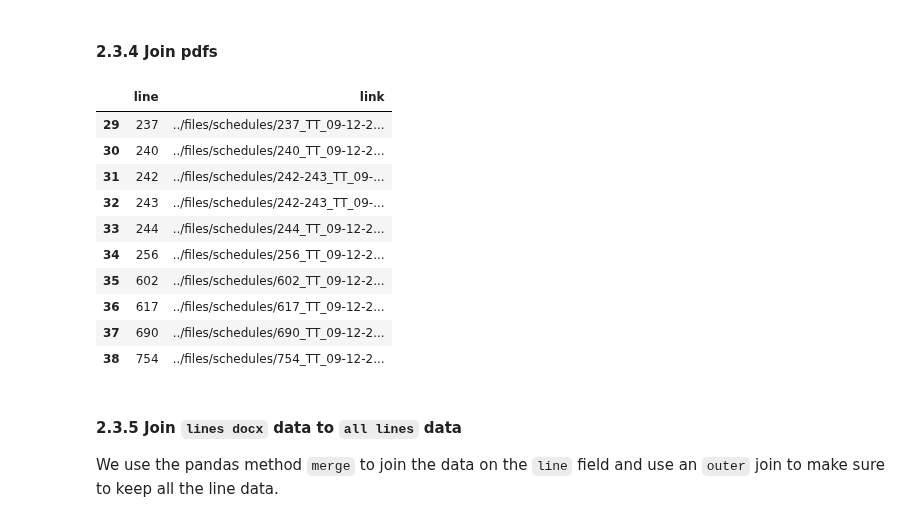
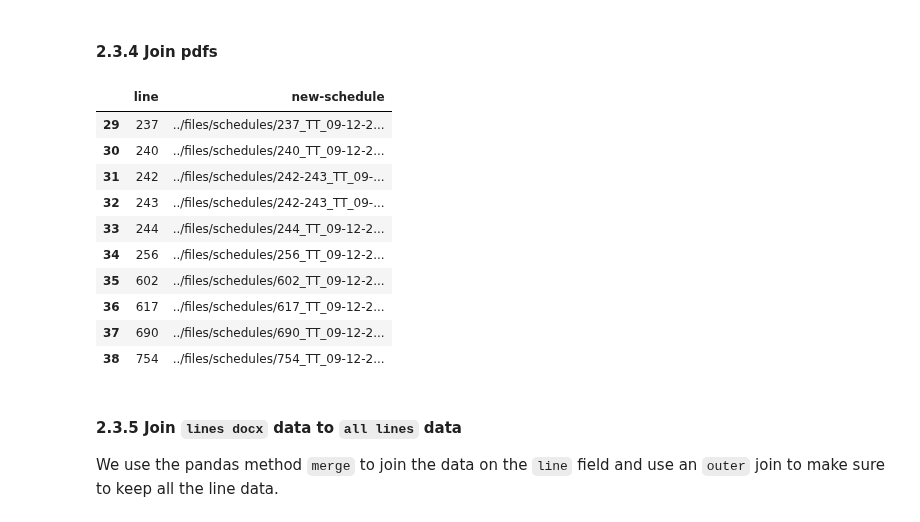
Before and after one commit to LACMTA/mybus-dev, a Jupyter notebook: notebooks/take_all_converter.ipynb, the cells around one changed output. Saved outputs shown, nothing was run; the diff lists cells and outputs as text; code cells hidden in the pictures.

```diff
--- a/notebooks/take_all_converter.ipynb
+++ b/notebooks/take_all_converter.ipynb
@@ -220,29 +220,29 @@ lines_takeone_df = lines_takeone_df.append(dupes)
 # %%
 # import shutil
 import os
 
 #define the folders to look through
 folders = os.listdir("../files/schedules")
 
 #set an array for the file types
 pdfs_list = []
 
 #create a list of file types
 for root, dirs, files in os.walk("../files/schedules"):
     for filename in files:
         lines = filename.replace(" ","").split("_TT")[0].split("-")
         for line in lines:
             this_schedule = {}
             this_schedule['line'] = line.lstrip("0")
-            this_schedule['link'] = "../files/schedules/"+filename
+            this_schedule['new-schedule'] = "../files/schedules/"+filename
             pdfs_list.append(this_schedule)
             # print(line)
 # print(pdfs_list)
 
 schedule_df = pd.DataFrame(pdfs_list)
 schedule_df.tail(10)
 # %% [output]
-|  | line | link |
+|  | line | new-schedule |
 | 29 | 237 | ../files/schedules/237_TT_09-12-2... |
 | 30 | 240 | ../files/schedules/240_TT_09-12-2... |
 | 31 | 242 | ../files/schedules/242-243_TT_09-... |
```
Also changed, not shown: parts of 3 cells of this notebook, 8 other files.
